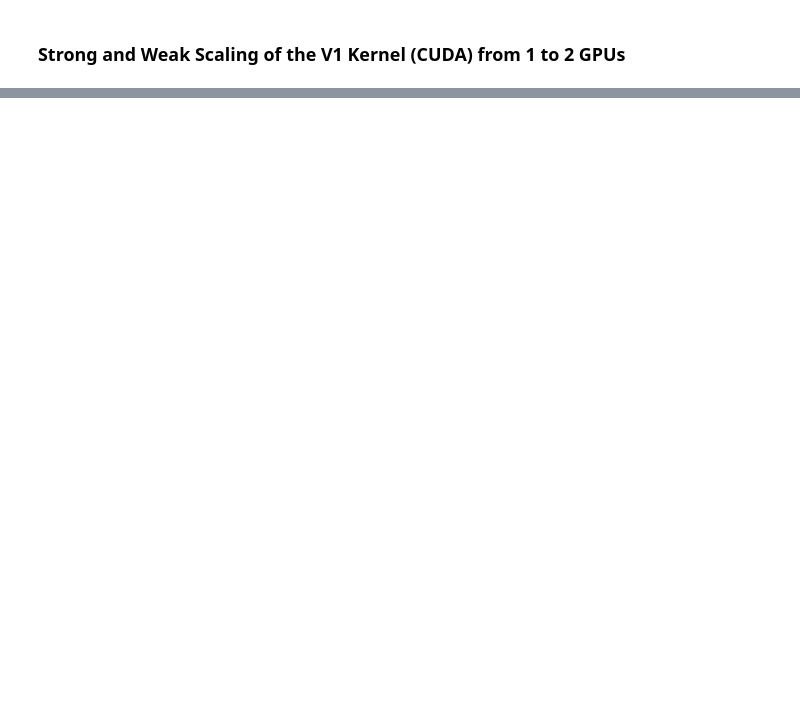
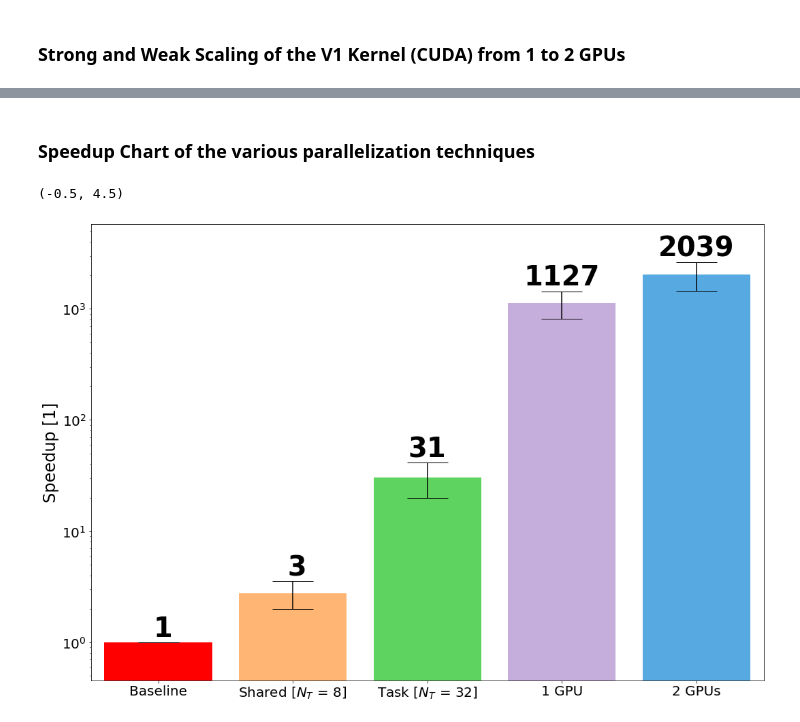
Before and after one commit to jonasdelacour/LockstepDualisation, a Jupyter notebook: reproduce.ipynb, the cells around one changed output, grey strips where cells are left out. Saved outputs shown, nothing was run; the diff lists cells and outputs as text; code cells hidden in the pictures; blank space fills up the shorter version.

```diff
--- a/reproduce.ipynb
+++ b/reproduce.ipynb
@@ -278,0 +279,44 @@ ax[1].legend(loc='lower right', ncol=2)
+# %% [markdown]
+### Speedup Chart of the various parallelization techniques
+# %%
+fig, ax     = plt.subplots(figsize=(15,10), nrows=1)
+StartOffset = 36 #Start at saturation
+#Plot the speedup of the different algorithms
+
+dfbase = pd.read_csv(fname_base)
+df1 = pd.read_csv(fname_omp_shared)
+df2 = pd.read_csv(fname_omp_task)
+df3 = pd.read_csv(fname_one_gpu_v1)
+df4 = pd.read_csv(fname_two_gpu_v1)
+
+MeanBaseline = np.mean(dfbase["T"].to_numpy()[StartOffset:]); BaselineSD = np.std(dfbase["T"].to_numpy()[StartOffset:])
+MeanShared = np.mean(df1["T"].to_numpy()[StartOffset:]); SharedSD = np.std(df1["T"].to_numpy()[StartOffset:])
+MeanTask = np.mean(df2["T"].to_numpy()[StartOffset:]); TaskSD = np.std(df2["T"].to_numpy()[StartOffset:])
+MeanGPU = np.mean(df3["T"].to_numpy()[StartOffset:]); GPUSD = np.std(df3["T"].to_numpy()[StartOffset:])
+MeanGPU2 = np.mean(df4["T"].to_numpy()[StartOffset:]); GPU2SD = np.std(df4["T"].to_numpy()[StartOffset:])
+
+MeanTime = np.array([MeanBaseline, MeanShared, MeanTask, MeanGPU, MeanGPU2])
+MeanSD = np.array([BaselineSD, SharedSD, TaskSD, GPUSD, GPU2SD])
+def std_div(a,b, a_std, b_std):
+    return a/b * np.sqrt((a_std/a)**2 + (b_std/b)**2)
+
+SpeedupSD = std_div(MeanBaseline, MeanTime, BaselineSD, MeanSD)
+SpeedupSD[0] = 0
+Speedup = MeanBaseline / MeanTime
+
+
+color_bar = [CD["Baseline"], CD["Shared"], CD["Task"], CD["GPU_V1"], CD["2 GPU_V1"]]
+
+
+
+p1 = ax.bar(np.arange(5), Speedup, color= color_bar, yerr=SpeedupSD, capsize=30)
+ax.bar_label(p1,label_type='edge',fmt="%2.0f",color="black",weight="bold", fontsize=40, alpha=1.0)
+ax.set_yscale("log")
+ax.set_ylabel(r"Speedup [1]")
+ax.grid(False)
+ax.set_xticklabels([r"Baseline",r"Baseline", r"Shared [$N_T$ = " + f"{NT_shared}]", r"Task [$N_T$ = " + f"{NT_task}]", r"1 GPU", r"2 GPUs"])
+
+ax.set_xlim(-0.5,4.5)
+# %% [output]
+(-0.5, 4.5)
+[figure, added]
```
Also changed, not shown: parts of 5 cells of this notebook.
